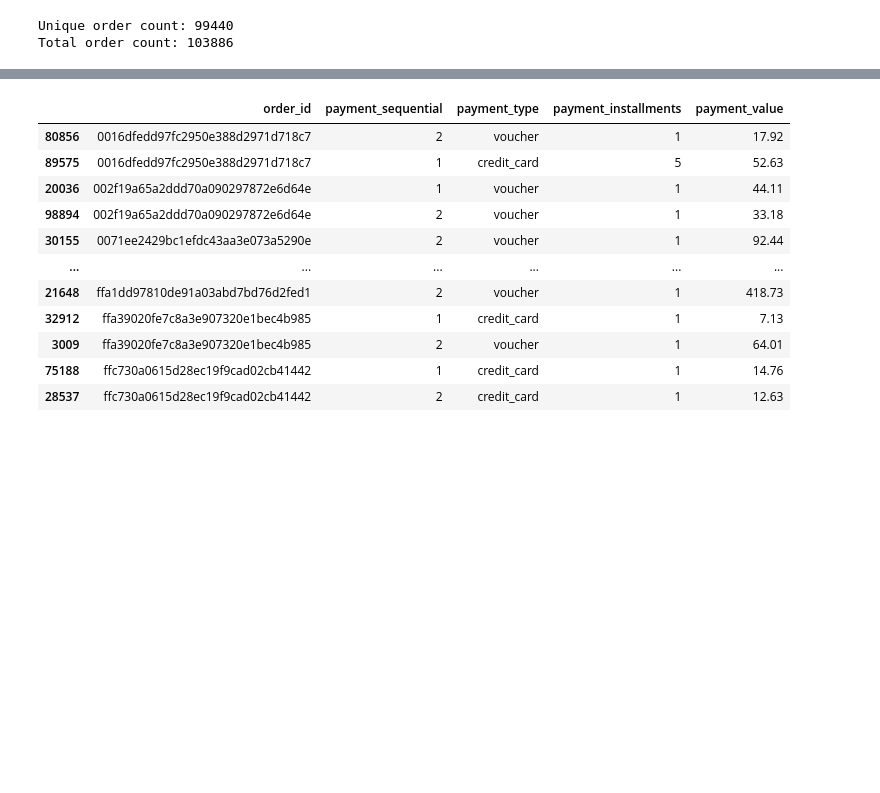
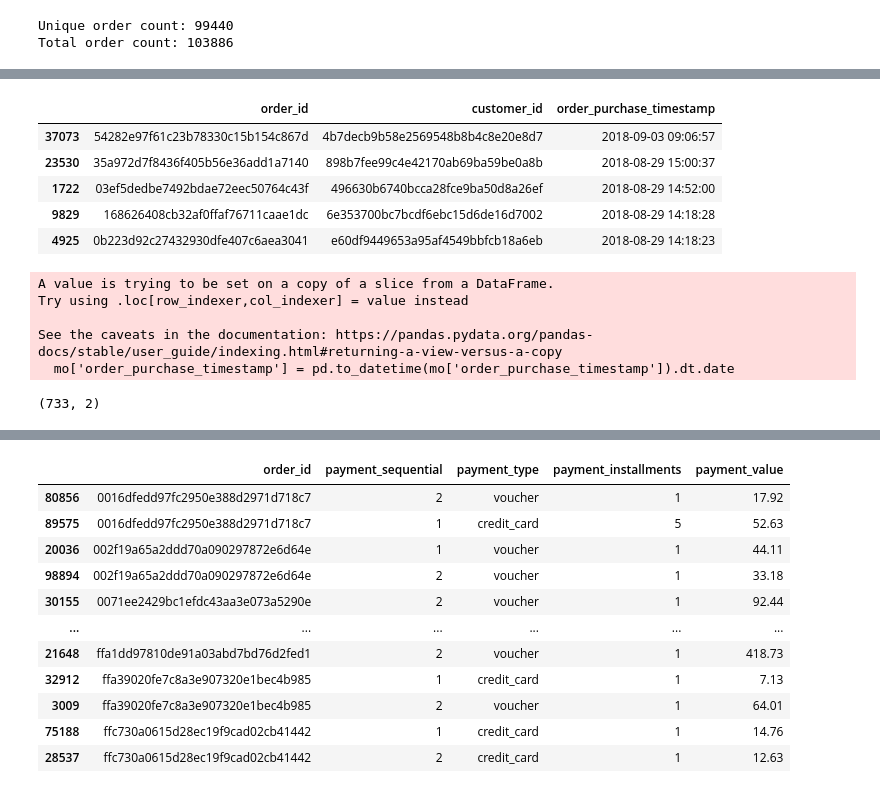
Before and after one commit to hilarylimyuxuan/Customer-Segmentation-Model, a Jupyter notebook: Olist Customer Segmentation Model.ipynb, the cells around one changed output, grey strips where cells are left out. Drawn from its saved outputs; the diff is of its cells as text; code cells hidden in the pictures; blank space fills up the shorter version.

```diff
--- a/Olist Customer Segmentation Model.ipynb
+++ b/Olist Customer Segmentation Model.ipynb
@@ -453,0 +464,7 @@ Total order count: 103886
+# %%
+#A Jamak, Timestamp & Order Analysis
+do = order_df
+did = order_items_df
+do.shape
+did.head()
+#len(pd.unique(do['order_id']))
@@ -453,0 +478,27 @@ Total order count: 103886
+# %%
+#left join order_df into order_items_df and select relevant dataset
+order_ans=pd.merge(did,do, on='order_id', how='left')
+order_ans.head()
+
+order_last = order_ans[['order_id', 'customer_id' ,'order_purchase_timestamp']]
+order_last = order_last.sort_values(by="order_purchase_timestamp", ascending = False).drop_duplicates(subset=["customer_id"], keep="last")
+order_last.head()
+# %% [output]
+|  | order_id | customer_id | order_purchase_timestamp |
+| 37073 | 54282e97f61c23b78330c15b154c867d | 4b7decb9b58e2569548b8b4c8e20e8d7 | 2018-09-03 09:06:57 |
+| 23530 | 35a972d7f8436f405b56e36add1a7140 | 898b7fee99c4e42170ab69ba59be0a8b | 2018-08-29 15:00:37 |
+| 1722 | 03ef5dedbe7492bdae72eec50764c43f | 496630b6740bcca28fce9ba50d8a26ef | 2018-08-29 14:52:00 |
+| 9829 | 168626408cb32af0ffaf76711caae1dc | 6e353700bc7bcdf6ebc15d6de16d7002 | 2018-08-29 14:18:28 |
+| 4925 | 0b223d92c27432930dfe407c6aea3041 | e60df9449653a95af4549bbfcb18a6eb | 2018-08-29 14:18:23 |
+# %%
+mo = order_ans[['order_id', 'customer_id' , 'order_item_id','order_purchase_timestamp']]
+mo['order_purchase_timestamp'] = pd.to_datetime(mo['order_purchase_timestamp']).dt.date
+#mo.shape
+mths_3 = pd.date_range(end = mo.order_purchase_timestamp.iat[-1], freq=pd.offsets.MonthBegin(3),periods=2)
+mths_6 = pd.date_range(end = mo.order_purchase_timestamp.iat[-1], freq=pd.offsets.MonthBegin(6),periods=2)
+# %% [output]
+A value is trying to be set on a copy of a slice from a DataFrame.
+Try using .loc[row_indexer,col_indexer] = value instead
+
+See the caveats in the documentation: https://pandas.pydata.org/pandas-docs/stable/user_guide/indexing.html#returning-a-view-versus-a-copy
+  mo['order_purchase_timestamp'] = pd.to_datetime(mo['order_purchase_timestamp']).dt.date
@@ -453,0 +519,5 @@ Total order count: 103886
+# %%
+trend = pd.concat([mth3,mth6],axis=1)
+trend.shape
+# %% [output]
+(733, 2)
```
Also changed, not shown: parts of 14 cells of this notebook.
